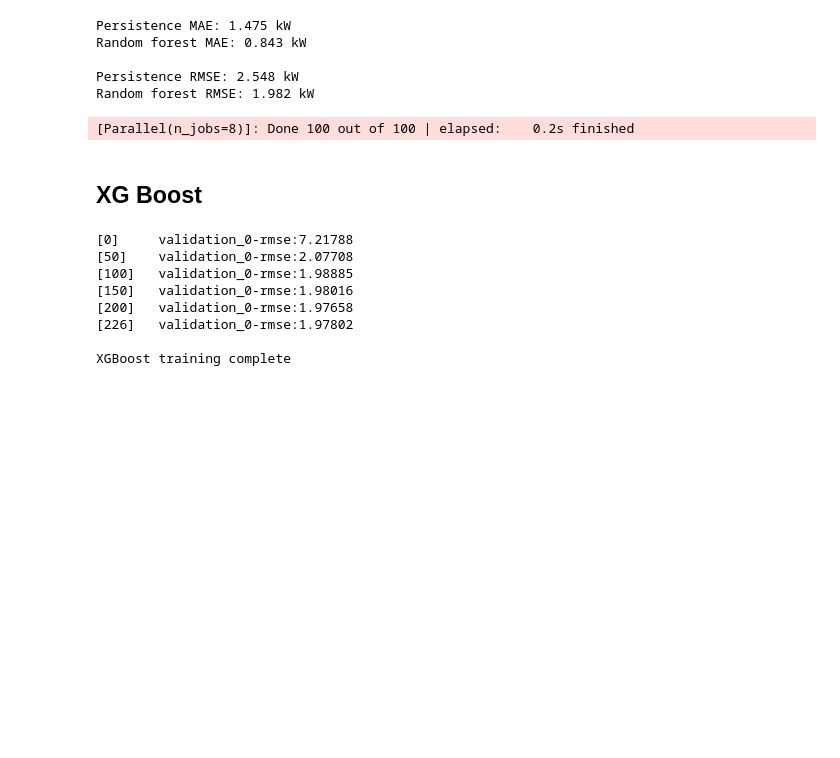
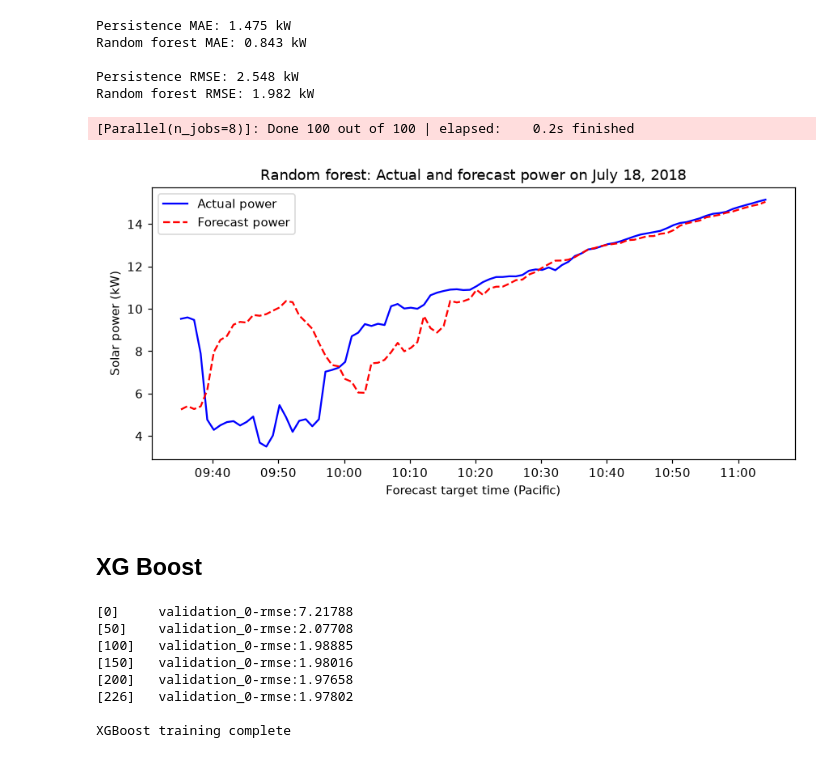
Before and after one commit to jacklpaulson/solar-forecasting, a Jupyter notebook: SolarForecastingProject.ipynb, the cells around one changed output. Cells and saved outputs as stored; diff of their text form; code cells hidden in the pictures; blank space fills up the shorter version.

```diff
--- a/SolarForecastingProject.ipynb
+++ b/SolarForecastingProject.ipynb
@@ -501,6 +528,10 @@ Random forest MAE: 0.843 kW
 Persistence RMSE: 2.548 kW
 Random forest RMSE: 1.982 kW
 [Parallel(n_jobs=8)]: Done 100 out of 100 | elapsed:    0.2s finished
+# %%
+plot_baseline_forecasts(random_forest_predictions, "Random forest")
+# %% [output]
+[figure, added]
 # %% [markdown]
 ## XG Boost
 # %%
```
Also changed, not shown: parts of 28 cells of this notebook.
